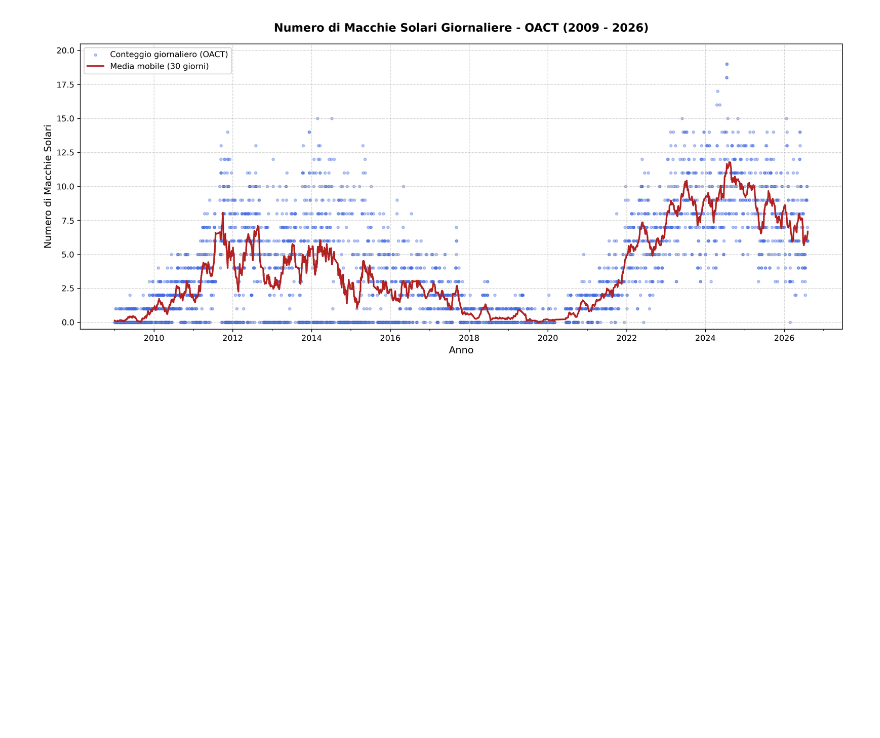
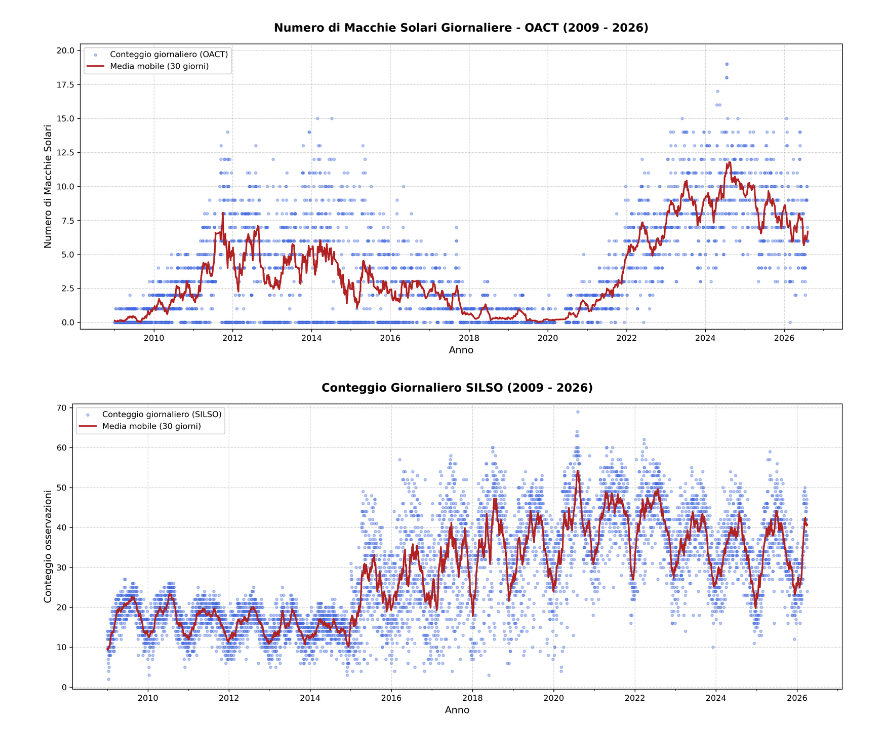
Before and after one commit to MarStina2001/OACT_solar_cycles_data_analysis, a Jupyter notebook: latOACT.ipynb, the cells around one changed output. Drawn from its saved outputs; the diff is of its cells as text; code cells hidden in the pictures; blank space fills up the shorter version.

```diff
--- a/latOACT.ipynb
+++ b/latOACT.ipynb
@@ -366,3 +366,69 @@ plt.savefig('sunspots_oact.png', dpi=300)
 plt.show()
 # %% [output]
 [figure]
+# %%
+import matplotlib.dates as mdates
+import matplotlib.pyplot as plt
+import pandas as pd
+
+# 1. Lettura e parsing date
+df = pd.read_csv(
+    "SILSOcount.txt", sep=r"\s+", header=None, names=["data_str", "count"]
+)
+df["date"] = pd.to_datetime(df["data_str"], format="%Y_%m_%d")
+
+# 2. Definizione ed applicazione della MASCHERA
+mask = df["date"] >= "2009-01-01"
+df_plot = df[mask].sort_values("date").reset_index(drop=True)
+
+# 3. Creazione figura
+plt.figure(figsize=(14, 6), dpi=300)
+
+# Punti giornalieri
+plt.scatter(
+    df_plot["date"],
+    df_plot["count"],
+    color="royalblue",
+    alpha=0.35,
+    s=10,
+    label="Conteggio giornaliero (SILSO)",
+)
+
+# Media mobile a 30 giorni
+df_rolling = (
+    df_plot.set_index("date")["count"]
+    .rolling(window=30, min_periods=5, center=True)
+    .mean()
+)
+
+plt.plot(
+    df_plot["date"],
+    df_rolling,
+    color="firebrick",
+    linewidth=2,
+    label="Media mobile (30 giorni)",
+)
+
+# 4. Formattazione assi
+plt.title(
+    "Conteggio Giornaliero SILSO (2009 - 2026)",
+    fontsize=14,
+    fontweight="bold",
+    pad=15,
+)
+plt.xlabel("Anno", fontsize=12)
+plt.ylabel("Conteggio osservazioni", fontsize=12)
+
+ax = plt.gca()
+ax.xaxis.set_major_locator(mdates.YearLocator(2))
+ax.xaxis.set_minor_locator(mdates.YearLocator(1))
+ax.xaxis.set_major_formatter(mdates.DateFormatter("%Y"))
+ax.set_ylim(-0.5, df_plot["count"].max() + 2)
+
+plt.grid(True, linestyle="--", alpha=0.5)
+plt.legend(frameon=True, facecolor="white", framealpha=0.9, loc="upper left")
+plt.tight_layout()
+
+plt.show()
+# %% [output]
+[figure, added]
```
Also changed, not shown: 4 other files.
